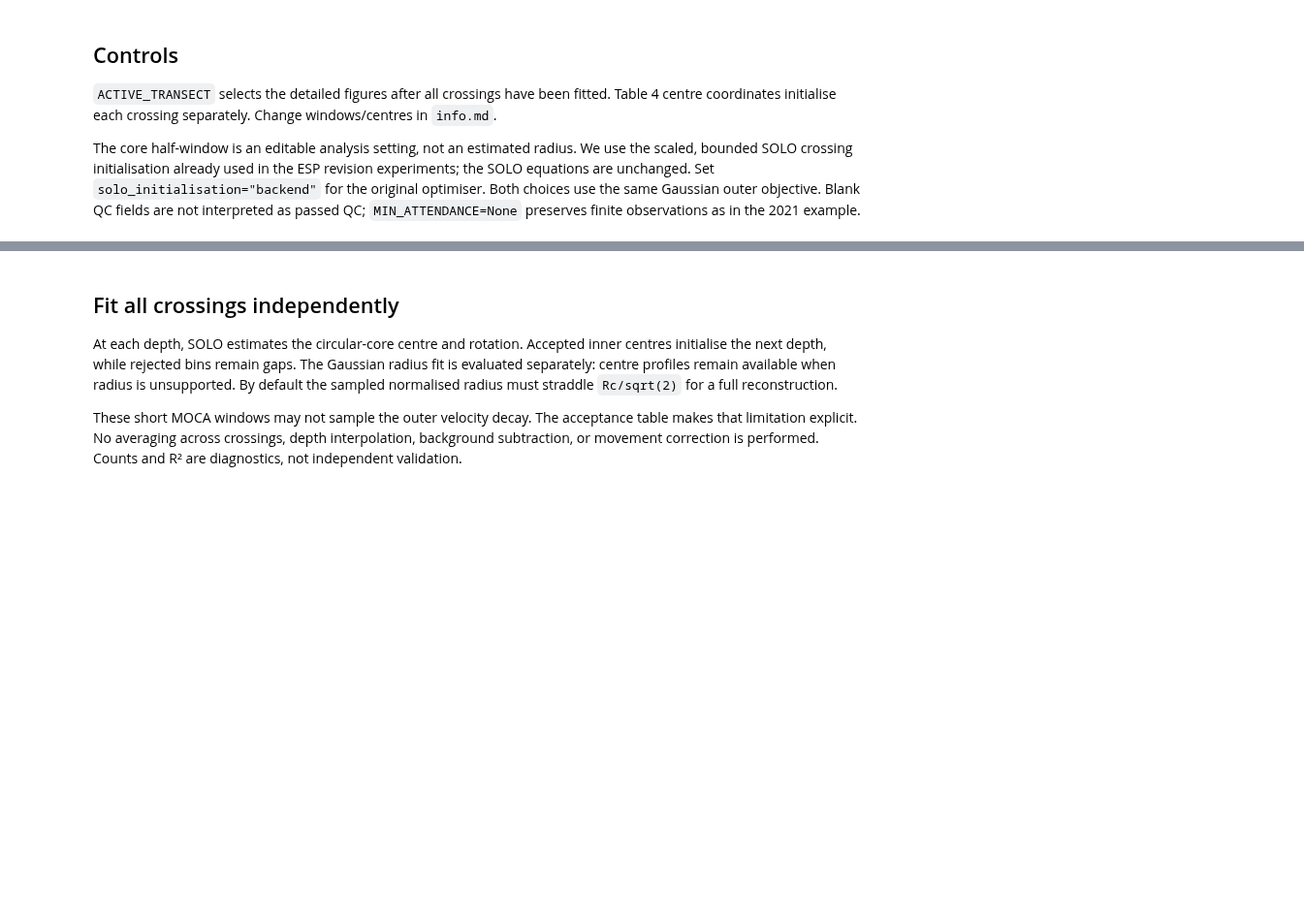
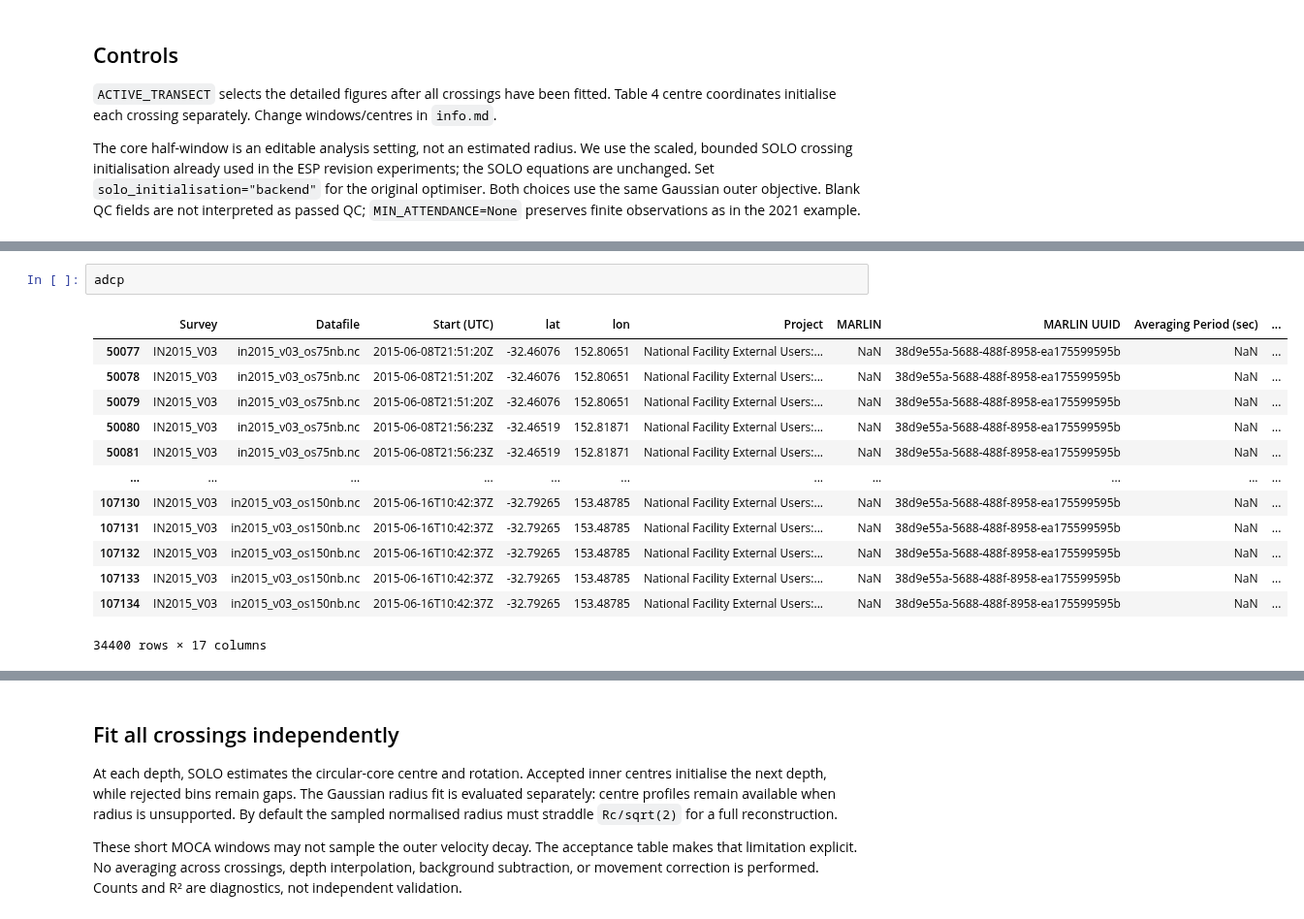
Before and after one commit to regdowse/UNSW-PhD, a Jupyter notebook: seacofs_eddy_tilt_analysis/observations/MNF_IN2015_V03_adcp_trawler/freddy_solo.ipynb, the cells around one changed output, grey strips where cells are left out. Shown at 97% size. Drawn from its saved outputs; the diff is of its cells as text; blank space fills up the shorter version.

```diff
--- a/seacofs_eddy_tilt_analysis/observations/MNF_IN2015_V03_adcp_trawler/freddy_solo.ipynb
+++ b/seacofs_eddy_tilt_analysis/observations/MNF_IN2015_V03_adcp_trawler/freddy_solo.ipynb
@@ -67,0 +71,16 @@ display(transects)
+# %%
+adcp
+# %% [output]
+|  | Survey | Datafile | Start (UTC) | lat | lon | Project | MARLIN | MARLIN UUID | Averaging Period (sec) | ... |
+| 50077 | IN2015_V03 | in2015_v03_os75nb.nc | 2015-06-08T21:51:20Z | -32.46076 | 152.80651 | National Facility External Users:... | NaN | 38d9e55a-5688-488f-8958-ea175599595b | NaN | ... |
+| 50078 | IN2015_V03 | in2015_v03_os75nb.nc | 2015-06-08T21:51:20Z | -32.46076 | 152.80651 | National Facility External Users:... | NaN | 38d9e55a-5688-488f-8958-ea175599595b | NaN | ... |
+| 50079 | IN2015_V03 | in2015_v03_os75nb.nc | 2015-06-08T21:51:20Z | -32.46076 | 152.80651 | National Facility External Users:... | NaN | 38d9e55a-5688-488f-8958-ea175599595b | NaN | ... |
+| 50080 | IN2015_V03 | in2015_v03_os75nb.nc | 2015-06-08T21:56:23Z | -32.46519 | 152.81871 | National Facility External Users:... | NaN | 38d9e55a-5688-488f-8958-ea175599595b | NaN | ... |
+| 50081 | IN2015_V03 | in2015_v03_os75nb.nc | 2015-06-08T21:56:23Z | -32.46519 | 152.81871 | National Facility External Users:... | NaN | 38d9e55a-5688-488f-8958-ea175599595b | NaN | ... |
+| ... | ... | ... | ... | ... | ... | ... | ... | ... | ... | ... |
+| 107130 | IN2015_V03 | in2015_v03_os150nb.nc | 2015-06-16T10:42:37Z | -32.79265 | 153.48785 | National Facility External Users:... | NaN | 38d9e55a-5688-488f-8958-ea175599595b | NaN | ... |
+| 107131 | IN2015_V03 | in2015_v03_os150nb.nc | 2015-06-16T10:42:37Z | -32.79265 | 153.48785 | National Facility External Users:... | NaN | 38d9e55a-5688-488f-8958-ea175599595b | NaN | ... |
+| 107132 | IN2015_V03 | in2015_v03_os150nb.nc | 2015-06-16T10:42:37Z | -32.79265 | 153.48785 | National Facility External Users:... | NaN | 38d9e55a-5688-488f-8958-ea175599595b | NaN | ... |
+| 107133 | IN2015_V03 | in2015_v03_os150nb.nc | 2015-06-16T10:42:37Z | -32.79265 | 153.48785 | National Facility External Users:... | NaN | 38d9e55a-5688-488f-8958-ea175599595b | NaN | ... |
+| 107134 | IN2015_V03 | in2015_v03_os150nb.nc | 2015-06-16T10:42:37Z | -32.79265 | 153.48785 | National Facility External Users:... | NaN | 38d9e55a-5688-488f-8958-ea175599595b | NaN | ... |
+34400 rows × 17 columns
```
Also changed, not shown: parts of 6 cells of this notebook, 3 other files.
